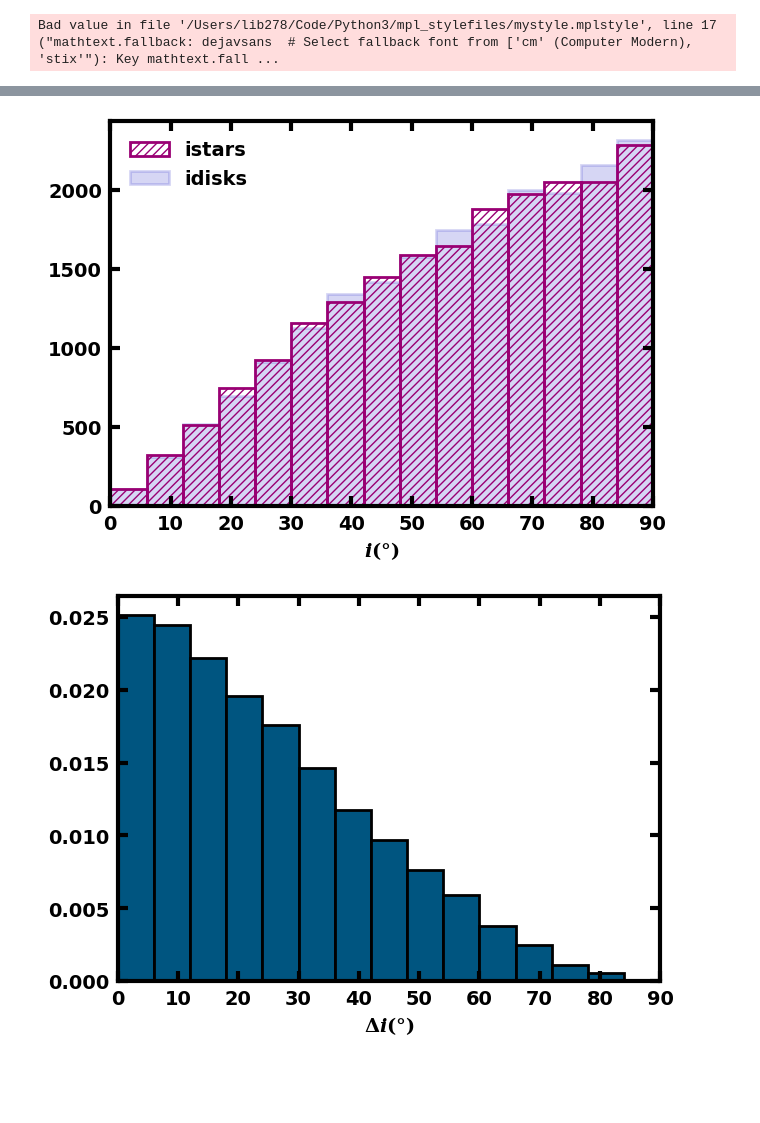
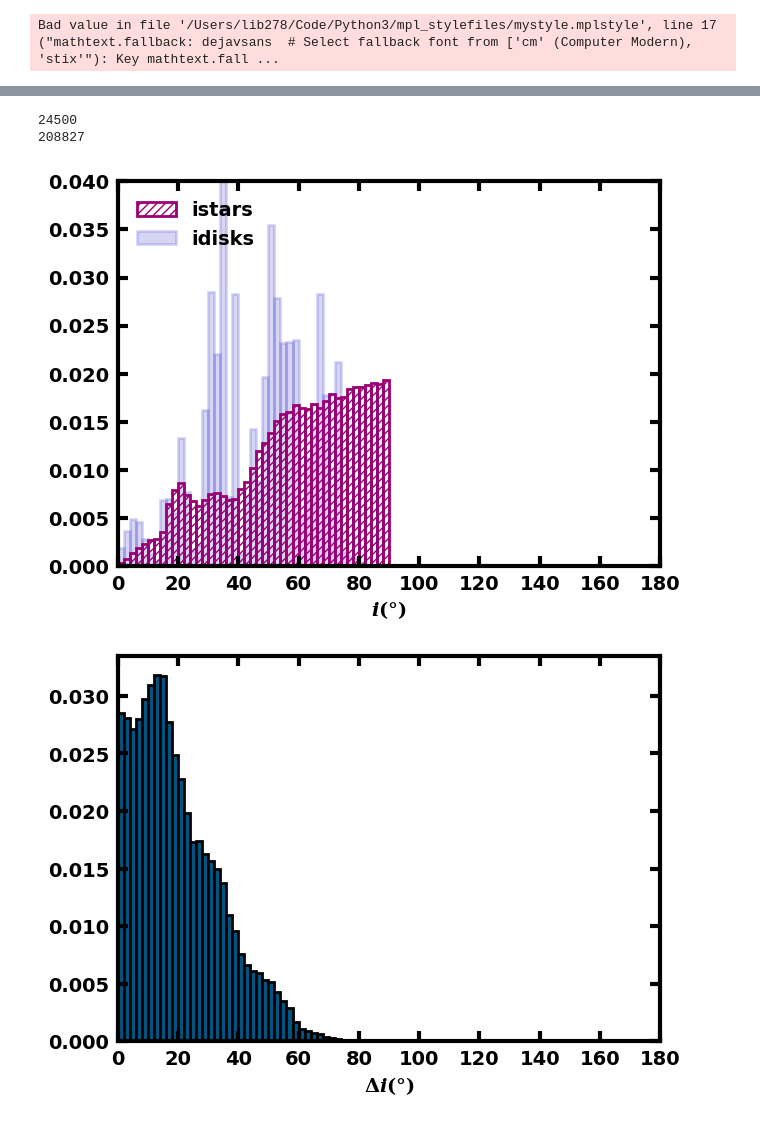
Before and after one commit to lbiddle/Obliquity_Synthesis, a Jupyter notebook: true_obliquity_test.ipynb, the cells around one changed output, grey strips where cells are left out. Drawn from its saved outputs; the diff is of its cells as text; code cells hidden in the pictures; blank space fills up the shorter version.

```diff
--- a/true_obliquity_test.ipynb
+++ b/true_obliquity_test.ipynb
@@ -97,8 +97,21 @@ def choose_cmap(custom_cmap, reverse_cmap=False):
     mycolormap = make_cmap(chosen_cmap, position=positions)
 
     return mycolormap
+def sorted_alphanumeric(list_to_sort):
+    """
+    Description: Sorts contents of the list alphanumerically (e.g., A1, A2, B2, A10) rather than naturally (e.g., A1, A10, A2, B2)
+                 because the built-in python function "sorted()" does not do this without providing a key.
+    Arguments: list_to_sort = List containing items to sort.
+    Returns: List containing sorted items.
+    """
 
-plt.style.use('/Users/lib278/Code/Python3/mpl_stylefiles/mystyle.mplstyle')
+    convert = lambda text: int(text) if text.isdigit() else text.lower()
+    alphanum_key = lambda key: [convert(c) for c in re.split('([0-9]+)', key)]
+
+    return sorted(list_to_sort, key=alphanum_key)
+
+
+plt.style.use('/Users/lb8137/Projects/mpl_stylefiles/mystyle.mplstyle')
 # plt.rcParams.keys()
 # %% [output]
 Bad value in file '/Users/lib278/Code/Python3/mpl_stylefiles/mystyle.mplstyle', line 17 ("mathtext.fallback: dejavsans  # Select fallback font from ['cm' (Computer Modern), 'stix'"): Key mathtext.fall ...
@@ -179,13 +348,11 @@ def draw_data_for_kde(Prob_distributions, posterior_x_values, kde_n_draws, verbo
 
     data_for_kde = []
 
-    posterior_x_values = np.concatenate(([0], posterior_x_values))
+    # posterior_x_values = np.concatenate(([0], posterior_x_values))
     if verbose == True:
         print('population (min, max):', min(posterior_x_values), ',', max(posterior_x_values))
         print('len population: ', len(posterior_x_values), 'len weights: ', len(Prob_distributions[0]))
     for prob_i in Prob_distributions:
-        if sum(prob_i) == 0:
-            prob_i += 1e-9
         data_for_kde.extend(choices(posterior_x_values, prob_i, k=kde_n_draws))
 
     data_for_kde = np.array(data_for_kde).reshape(-1, 1)
@@ -364,35 +844,42 @@ Psi_kde_yes_retro_prior = generate_kde(data_for_Psi_kde_yes_retro_prior, possibl
+# %%
+print(len(master_istars))
+print(len(master_istars_2))
+# %% [output]
+24500
+208827
 # %%
-bin_width = 6
+bin_width = 2
 hist_bins = np.arange(0, 90 + bin_width, bin_width)
-plt.hist(istars, edgecolor='#990073', hatch='////', lw=2, fill=False, bins=hist_bins, label='istars')
-plt.hist(idisks, edgecolor='#3333cc', color='#3333cc', lw=2, fill=True, bins=hist_bins, alpha=0.2, label='idisks', zorder=-100)
-plt.xlim(0, 90)
+plt.hist(master_istars_2, edgecolor='#990073', hatch='////', lw=2, fill=False, bins=hist_bins, density=True, label='istars')
+plt.hist(master_idisks_2, edgecolor='#3333cc', color='#3333cc', lw=2, fill=True, bins=hist_bins, alpha=0.2, density=True, label='idisks', zorder=-100)
+plt.xlim(0, 180)
+plt.ylim(0, 0.04)
 plt.xlabel(r'$i  (\degree)$')
 plt.legend(loc='upper left')
 plt.show()
 
 
-minimum_obliquities = []
-for bep in range(len(istars)):
-
-    istar = istars[bep]
-    idisk = idisks[bep]
-
-    minimum_obliquities.append(abs(istar - idisk))
-
-bin_width = 6
-power, bounds = np.histogram(minimum_obliquities, bins=np.arange(0, 90+bin_width, bin_width))
+power, bounds = np.histogram(master_Deltais_2, bins=np.arange(0, 180+bin_width, bin_width), density=True)
 power = power/(np.sum(power) * bin_width)
-Deltai_x = bounds[:-2]
+Deltai_x = bounds[:-1]
 
 data_for_Deltai = draw_data_for_kde(Prob_distributions=[power], posterior_x_values=Deltai_x, kde_n_draws=kde_n_draws)  # , verbose=True)
 Deltai_kde = generate_kde(data_for_Deltai, Deltai_x, bin_width, kde_bandwidth)
 
-Deltai_color = '#005580'
-plt.bar(bounds[:-1], power, edgecolor='#000000', color=Deltai_color, lw=2, align='edge', width=bin_width)
-plt.xlim(0, 90)
+plt.bar(bounds[:-1], power, edgecolor='#000000', color='#005580', lw=2, align='edge', width=bin_width)
+plt.xlim(0, 180)
 plt.xlabel(r'$\Delta i  (\degree)$')
 plt.show()
+
+Psi_bin_width = 2
+Psi_power, Psi_bounds = np.histogram(Psi_draws_2, bins=np.arange(0, 180, Psi_bin_width), density=True)
+Psi_x = Psi_bounds[:-1]
+
+Psi_color = '#003300'
+plt.bar(Psi_x, Psi_power, edgecolor='#000000', color=Psi_color, lw=2, align='edge', width=Psi_bin_width)
+plt.xlim(0, 180)
+plt.xlabel(r'$\Psi (\degree)$')
+plt.show()
 # %% [output]
-[figure, old version]
+[figure, new version]
-[figure, old version]
+[figure, new version]
```
Also changed, not shown: parts of 15 cells of this notebook, 8 other files.
